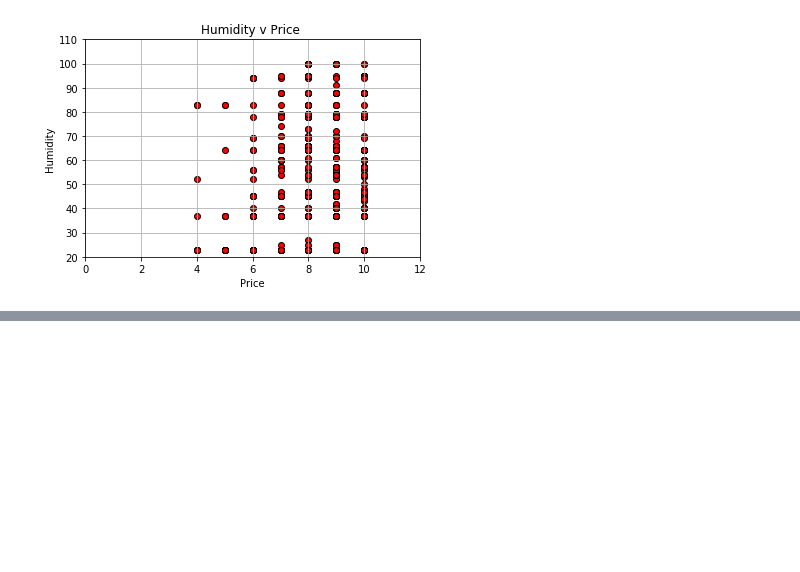
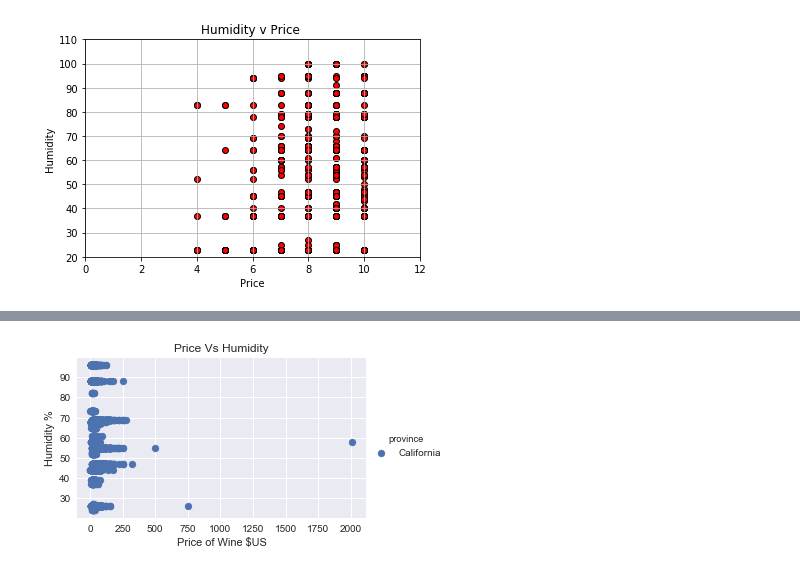
Before and after one commit to sun76779/WineProject, a Jupyter notebook: Weather_Points_Price.ipynb, the cells around one changed output, grey strips where cells are left out. Drawn from its saved outputs; the diff is of its cells as text; code cells hidden in the pictures; blank space fills up the shorter version.

```diff
--- a/Weather_Points_Price.ipynb
+++ b/Weather_Points_Price.ipynb
@@ -499,0 +640,11 @@ plt.savefig("Low_Price_humidity.png")
+# %%
+fg11 = seaborn.FacetGrid(data=  df_plot4, hue= 'province',  aspect=1.61)
+fg11.map(plt.scatter, 'price', 'humidity').add_legend()
+axes = fg11.axes.flatten()
+axes[0].set_title("Price Vs Humidity")
+axes[0].set_ylabel('Humidity %')
+axes[0].set_xlabel('Price of Wine $US')
+seaborn.set()
+fg11.savefig("cali_price_humidity.png")
+# %% [output]
+[figure, added]
```
Also changed, not shown: parts of 15 cells of this notebook, 4 other files.
